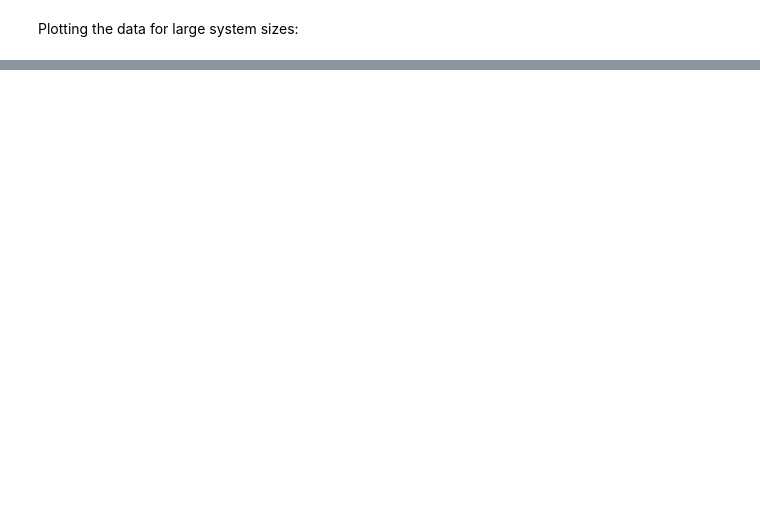
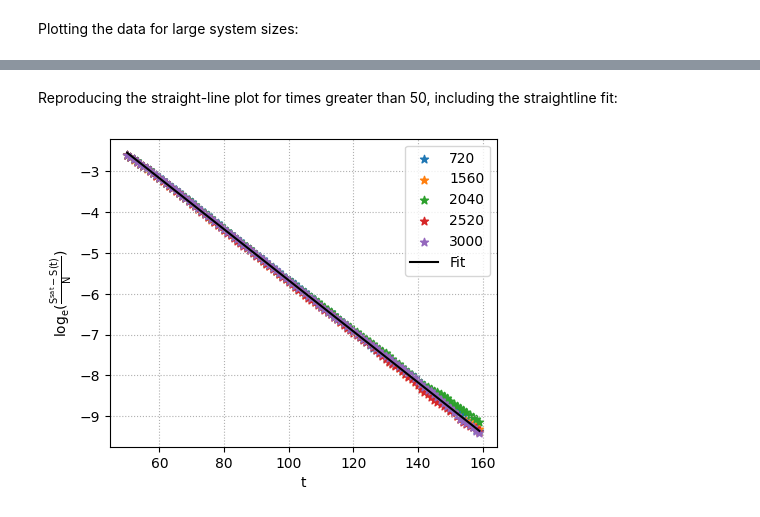
Before and after one commit to mablake90/super-cliffords, a Jupyter notebook: docs/plotters/fig2.ipynb, the cells around one changed output, grey strips where cells are left out. Drawn from its saved outputs; the diff is of its cells as text; code cells hidden in the pictures; blank space fills up the shorter version.

```diff
--- a/docs/plotters/fig2.ipynb
+++ b/docs/plotters/fig2.ipynb
@@ -60,0 +65,19 @@ plt.show()
+# %% [markdown]
+Reproducing the straight-line plot for times greater than 50, including the straightline fit:
+# %%
+log_entropies = {
+    N: np.log(1 / 4 - entropies[N][50:160] / N) for N in entropies.keys()}
+
+m, b = np.polyfit(range(50, 160), log_entropies[3000], 1)  # Fit for N = 3000.
+times = np.array([t for t in range(50, 160)])
+plt.figure(figsize=(5, 4))
+for key in large_system_sizes:
+    plt.scatter(range(50, 160), log_entropies[key], marker="*", label=key)
+plt.plot(range(50, 160), m * times + b, label="Fit", color="black")
+plt.xlabel("t")
+plt.ylabel(r"$\rm log_e (\frac{S^{\rm sat} - S(t)}{N})$")
+plt.legend()
+plt.grid(linestyle="dotted")
+plt.show()
+# %% [output]
+[figure, added]
```
Also changed, not shown: parts of 3 cells of this notebook, 1 other file.
